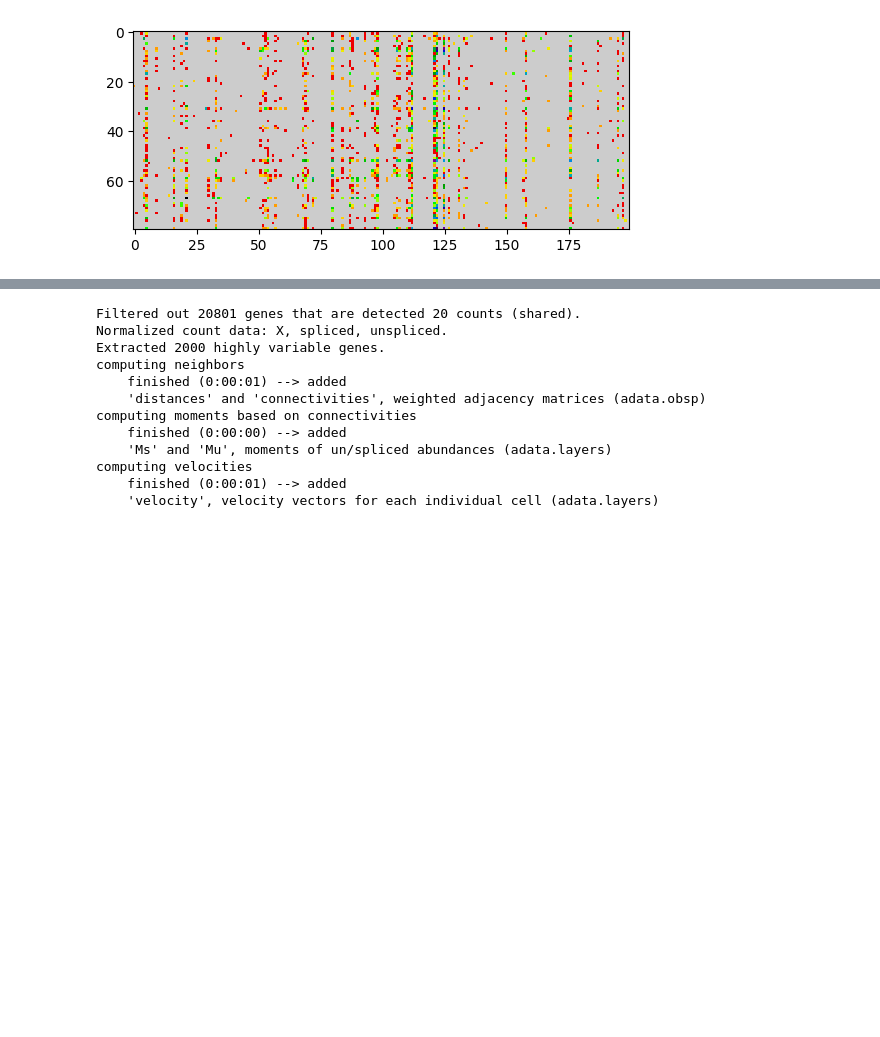
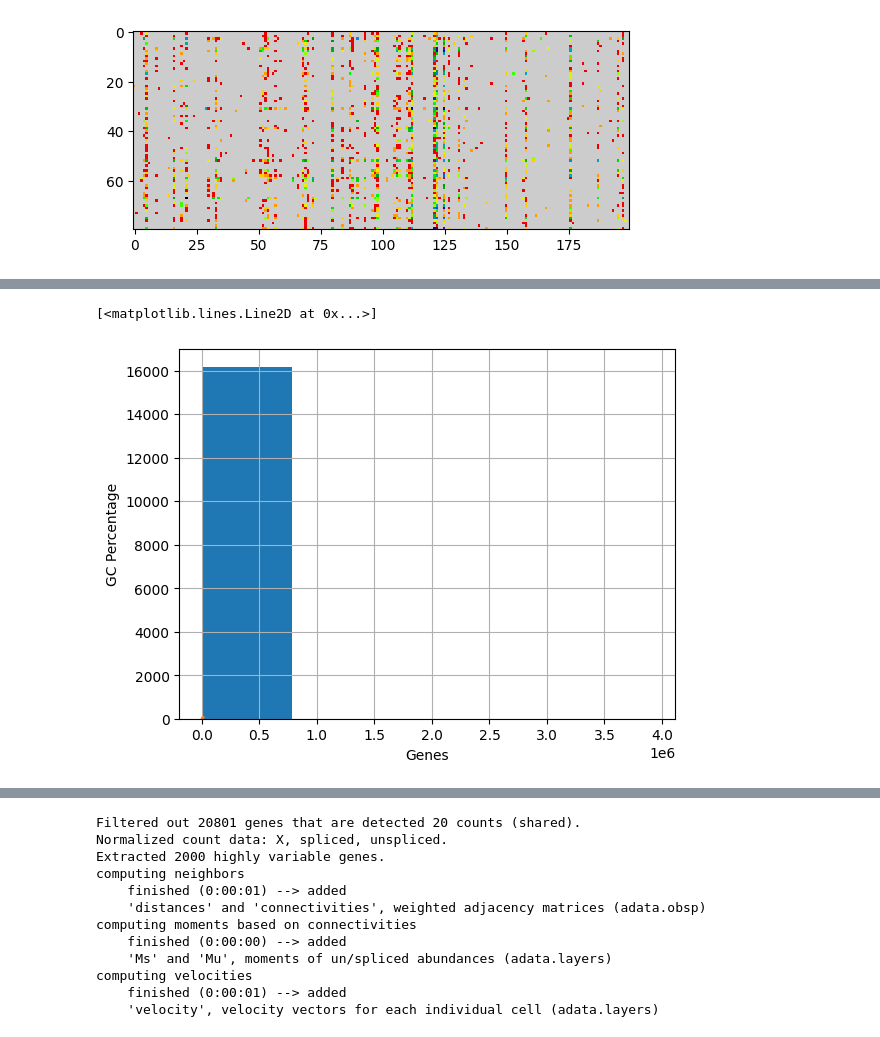
Before and after one commit to adnanwahab/llm-testing, a Jupyter notebook: sca.ipynb, the cells around one changed output, grey strips where cells are left out. Cells and saved outputs as stored; diff of their text form; code cells hidden in the pictures; blank space fills up the shorter version.

```diff
--- a/sca.ipynb
+++ b/sca.ipynb
@@ -1124,0 +972,16 @@ tensor([[[[ 0.0547, -0.0615,  0.0140,  0.0402,  0.0685, -0.2182, -0.0315,  ...,
+# %%
+import pylab
+from Bio.SeqUtils import GC
+records = [len(rec) for rec in SeqIO.parse(filename, "fasta")]
+pylab.xlabel("Genes")
+pylab.ylabel("GC Percentage")
+pylab.grid()
+pylab.hist(records,bins=5)
+gc = sorted(GC(rec.seq) for rec in SeqIO.parse(filename, "fasta"))
+pylab.plot(gc)
+#https://marinegenomics.oist.jp/symb/viewer/download?project_id=37
+#https://compeau.cbd.cmu.edu/teaching/great-ideas-in-computational-biology/
+#https://pubs.acs.org/doi/10.1021/acssynbio.1c00329
+# %% [output]
+[<matplotlib.lines.Line2D at 0x...>]
+[figure, added]
```
Also changed, not shown: parts of 26 cells of this notebook.
